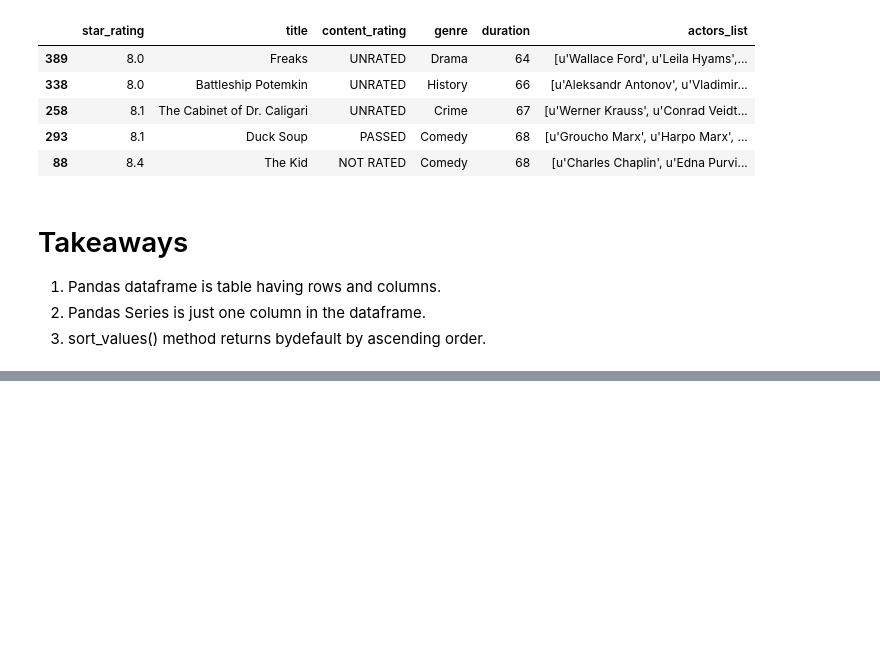
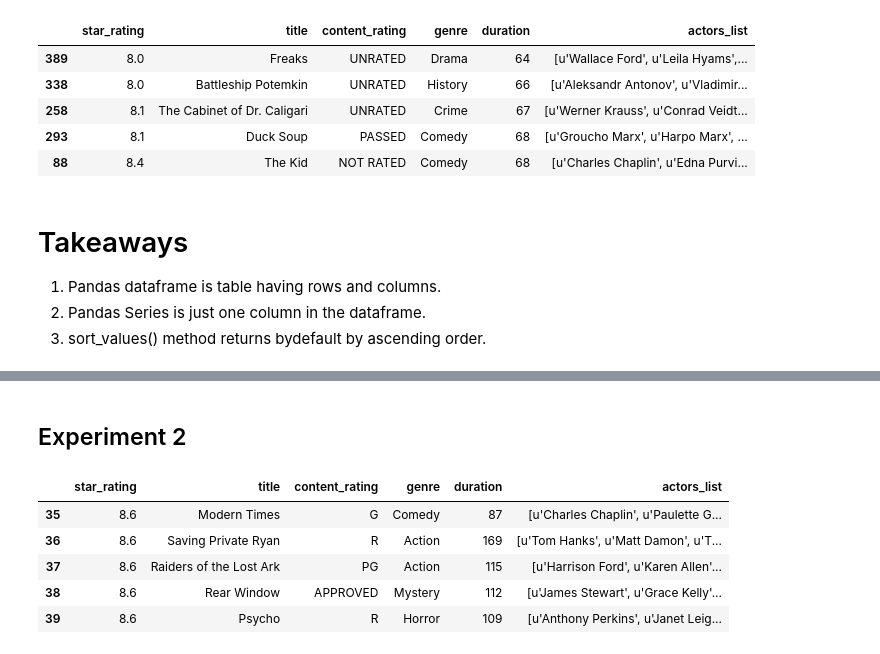
Before and after one commit to prakhar21/50-Days-of-ML, a Jupyter notebook: day2/Pandas(6-10).ipynb, the cells around one changed output, grey strips where cells are left out. Cells and saved outputs as stored; diff of their text form; code cells hidden in the pictures; blank space fills up the shorter version.

```diff
--- a/day2/Pandas(6-10).ipynb
+++ b/day2/Pandas(6-10).ipynb
@@ -143,0 +170,19 @@ df.sort_values(['duration'], ascending=True).head(5)
+# %% [markdown]
+## Experiment 2
+# %%
+# we need movies above 8.5
+boolean = list()
+for row in df['star_rating']:
+    if row > 8.5: boolean.append(True)
+    else: boolean.append(False)
+
+# boolean is a list, and since column in pandas is a series, so we need to convert list to series
+df_rating_bools = pd.Series(boolean)
+df[df_rating_bools].tail(5)
+# %% [output]
+|  | star_rating | title | content_rating | genre | duration | actors_list |
+| 35 | 8.6 | Modern Times | G | Comedy | 87 | [u'Charles Chaplin', u'Paulette G... |
+| 36 | 8.6 | Saving Private Ryan | R | Action | 169 | [u'Tom Hanks', u'Matt Damon', u'T... |
+| 37 | 8.6 | Raiders of the Lost Ark | PG | Action | 115 | [u'Harrison Ford', u'Karen Allen'... |
+| 38 | 8.6 | Rear Window | APPROVED | Mystery | 112 | [u'James Stewart', u'Grace Kelly'... |
+| 39 | 8.6 | Psycho | R | Horror | 109 | [u'Anthony Perkins', u'Janet Leig... |
```
Also changed, not shown: parts of 16 cells of this notebook.
